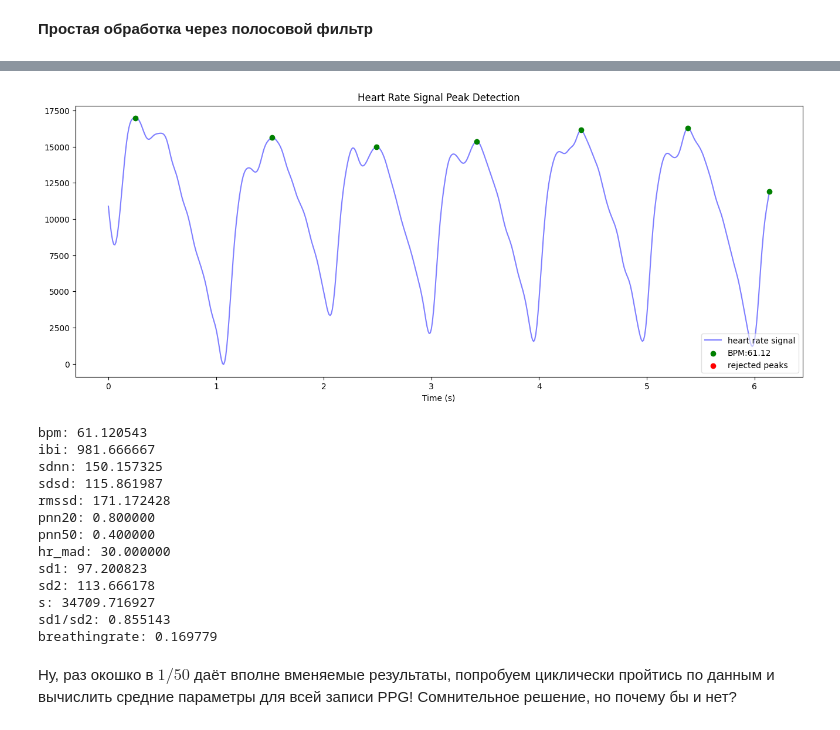
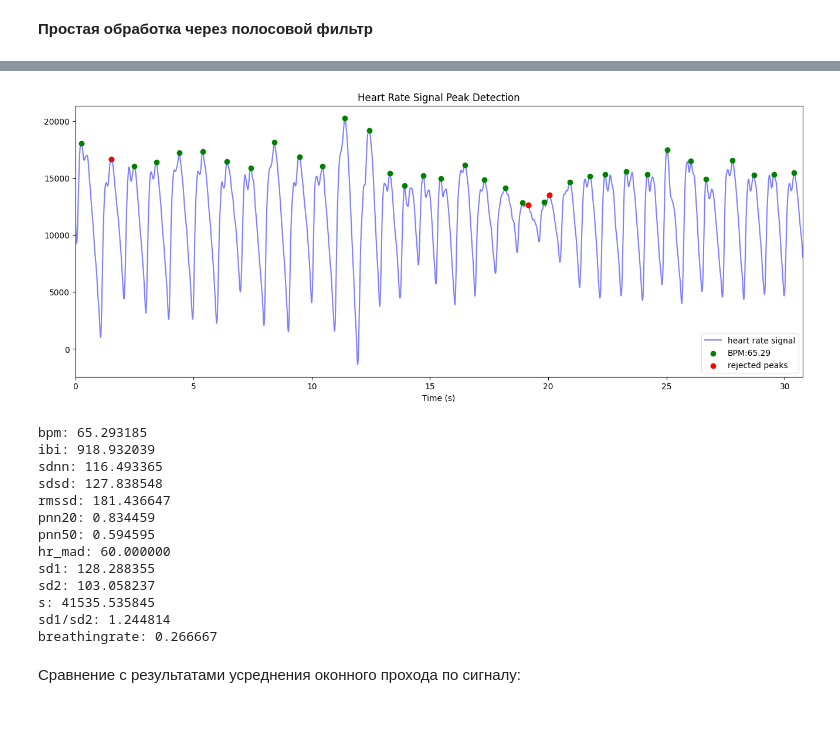
Before and after one commit to zhabiki/PPG-Datasets-Exploration, a Jupyter notebook: MAUS.ipynb, the cells around one changed output, grey strips where cells are left out. Drawn from its saved outputs; the diff is of its cells as text; code cells hidden in the pictures.

```diff
--- a/MAUS.ipynb
+++ b/MAUS.ipynb
@@ -367,10 +365,12 @@ RR-расстояния между пиками, в секундах: [1.27 0.97
 # %%
 wd, m = hp.process(
-    ppg_example_finger_filtered[0:int(len(ppg_example_finger_filtered) / 50)],
+    # ppg_example_finger_filtered[0:int(len(ppg_example_finger_filtered) / 50)],
+    ppg_example_finger_filtered,
     sample_rate=256
 )
 
 hp.plotter(wd, m)
+plt.xlim(0, (wd["hr"].shape[0] / wd["sample_rate"]) / 10)
 plt.show()
 
 for measure in m.keys():
@@ -393,28 +393,30 @@ breathingrate: 0.202963
 # %%
 wd, m = hp.process(
-    ppg_example_wrist_filtered[0:int(len(ppg_example_wrist_filtered) / 50)],
+    # ppg_example_wrist_filtered[0:int(len(ppg_example_wrist_filtered) / 50)],
+    ppg_example_wrist_filtered,
     sample_rate=100
 )
 
 hp.plotter(wd, m)
+plt.xlim(0, (wd["hr"].shape[0] / wd["sample_rate"]) / 10)
 plt.show()
 
 for measure in m.keys():
     print('%s: %f' %(measure, m[measure]))
 # %% [output]
-[figure, old version]
+[figure, new version]
-bpm: 61.120543
-ibi: 981.666667
-sdnn: 150.157325
-sdsd: 115.861987
-rmssd: 171.172428
-pnn20: 0.800000
-pnn50: 0.400000
-hr_mad: 30.000000
-sd1: 97.200823
-sd2: 113.666178
-s: 34709.716927
-sd1/sd2: 0.855143
-breathingrate: 0.169779
+bpm: 65.293185
+ibi: 918.932039
+sdnn: 116.493365
+sdsd: 127.838548
+rmssd: 181.436647
+pnn20: 0.834459
+pnn50: 0.594595
+hr_mad: 60.000000
+sd1: 128.288355
+sd2: 103.058237
+s: 41535.535845
+sd1/sd2: 1.244814
+breathingrate: 0.266667
-# %% [markdown]
-Ну, раз окошко в $1/50$ даёт вполне вменяемые результаты, попробуем циклически пройтись по данным и вычислить средние параметры для всей записи PPG! Сомнительное решение, но почему бы и нет?
+# %% [markdown]
+Сравнение с результатами усреднения оконного прохода по сигналу:
```
Also changed, not shown: parts of 15 cells of this notebook.
